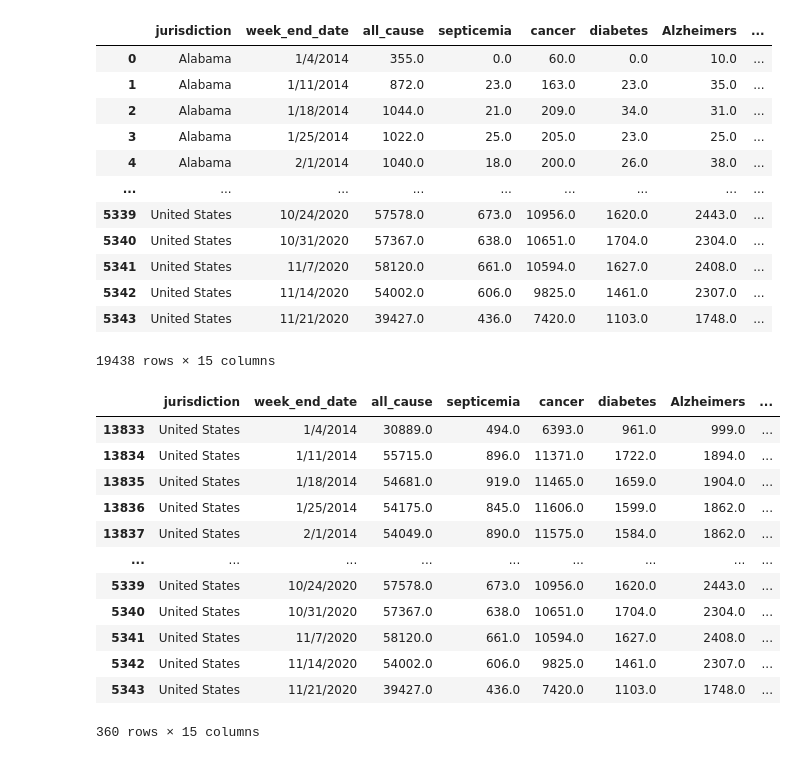
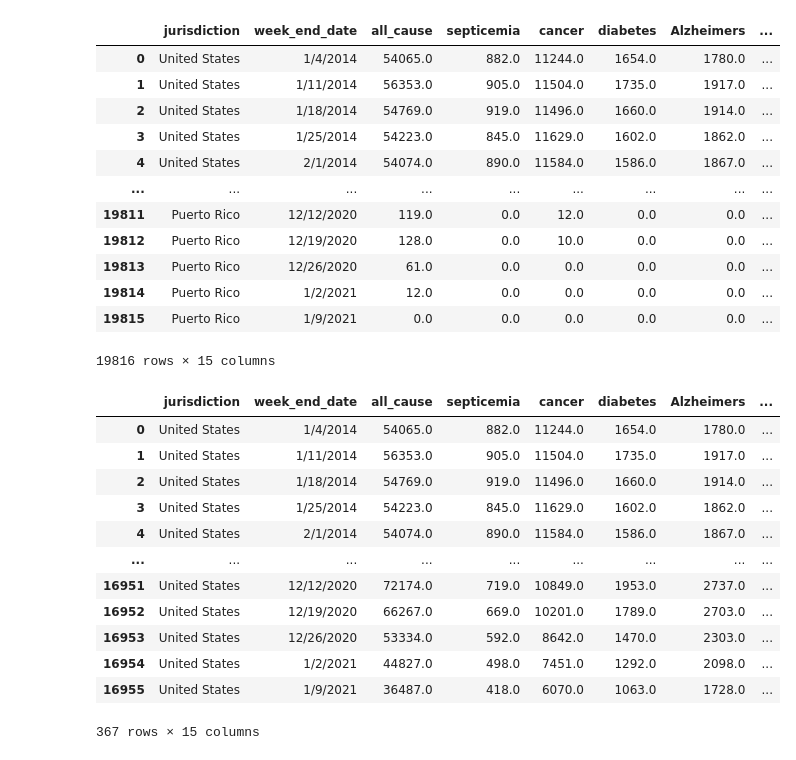
Before and after one commit to JamesRucker/Unexplained_deaths, a Jupyter notebook: Notebooks/Death_Data.ipynb, the cells around one changed output. Drawn from its saved outputs; the diff is of its cells as text; code cells hidden in the pictures.

Commit message:
data and program updated to match data source's new format

```diff
--- a/Notebooks/Death_Data.ipynb
+++ b/Notebooks/Death_Data.ipynb
@@ -2,31 +2,32 @@
 # Import dependencies
 import pandas as pd
 # %%
-# Grab relevant death data dataframes and append them, then fill all missing values with 0
-death_2014_2018_df = pd.read_csv("../Data/Weekly_Counts_of_Deaths_by_State_and_Select_Causes__2014-2018_studydata.csv")
-death_2019_2020_df = pd.read_csv("../Data/Weekly_Counts_of_Deaths_by_State_and_Select_Causes__2019-2020_studydata.csv")
-death_2014_2020_df = death_2014_2018_df.append(death_2019_2020_df)
-death_2014_2020_df.fillna(0, inplace = True)
+# Grab relevant death data dataframes and append them, fill all missing values with 0, then reset index
+death_2014_2019_df = pd.read_csv("../Data/Weekly_Counts_of_Deaths_by_State_and_Select_Causes__2014-2019_2021-01-21.csv")
+death_2020_2021_df = pd.read_csv("../Data/Weekly_Counts_of_Deaths_by_State_and_Select_Causes__2020-2021_2021-01-21.csv")
+death_2014_2021_data = death_2014_2019_df.append(death_2020_2021_df)
+death_2014_2021_data.fillna(0, inplace = True)
+death_2014_2021_df = death_2014_2021_data.reset_index().drop("index", axis=1)
 
 # Normalization dataframe is imported
 norm_df = pd.read_csv("../Data/normalization_year.csv")
 norm_year = norm_df.columns
 
-death_2014_2020_df
+death_2014_2021_df
 # %% [output]
 |  | jurisdiction | week_end_date | all_cause | septicemia | cancer | diabetes | Alzheimers | ... |
-| 0 | Alabama | 1/4/2014 | 355.0 | 0.0 | 60.0 | 0.0 | 10.0 | ... |
-| 1 | Alabama | 1/11/2014 | 872.0 | 23.0 | 163.0 | 23.0 | 35.0 | ... |
-| 2 | Alabama | 1/18/2014 | 1044.0 | 21.0 | 209.0 | 34.0 | 31.0 | ... |
-| 3 | Alabama | 1/25/2014 | 1022.0 | 25.0 | 205.0 | 23.0 | 25.0 | ... |
-| 4 | Alabama | 2/1/2014 | 1040.0 | 18.0 | 200.0 | 26.0 | 38.0 | ... |
+| 0 | United States | 1/4/2014 | 54065.0 | 882.0 | 11244.0 | 1654.0 | 1780.0 | ... |
+| 1 | United States | 1/11/2014 | 56353.0 | 905.0 | 11504.0 | 1735.0 | 1917.0 | ... |
+| 2 | United States | 1/18/2014 | 54769.0 | 919.0 | 11496.0 | 1660.0 | 1914.0 | ... |
+| 3 | United States | 1/25/2014 | 54223.0 | 845.0 | 11629.0 | 1602.0 | 1862.0 | ... |
+| 4 | United States | 2/1/2014 | 54074.0 | 890.0 | 11584.0 | 1586.0 | 1867.0 | ... |
 | ... | ... | ... | ... | ... | ... | ... | ... | ... |
-| 5339 | United States | 10/24/2020 | 57578.0 | 673.0 | 10956.0 | 1620.0 | 2443.0 | ... |
-| 5340 | United States | 10/31/2020 | 57367.0 | 638.0 | 10651.0 | 1704.0 | 2304.0 | ... |
-| 5341 | United States | 11/7/2020 | 58120.0 | 661.0 | 10594.0 | 1627.0 | 2408.0 | ... |
-| 5342 | United States | 11/14/2020 | 54002.0 | 606.0 | 9825.0 | 1461.0 | 2307.0 | ... |
-| 5343 | United States | 11/21/2020 | 39427.0 | 436.0 | 7420.0 | 1103.0 | 1748.0 | ... |
+| 19811 | Puerto Rico | 12/12/2020 | 119.0 | 0.0 | 12.0 | 0.0 | 0.0 | ... |
+| 19812 | Puerto Rico | 12/19/2020 | 128.0 | 0.0 | 10.0 | 0.0 | 0.0 | ... |
+| 19813 | Puerto Rico | 12/26/2020 | 61.0 | 0.0 | 0.0 | 0.0 | 0.0 | ... |
+| 19814 | Puerto Rico | 1/2/2021 | 12.0 | 0.0 | 0.0 | 0.0 | 0.0 | ... |
+| 19815 | Puerto Rico | 1/9/2021 | 0.0 | 0.0 | 0.0 | 0.0 | 0.0 | ... |
-19438 rows × 15 columns
+19816 rows × 15 columns
 # %%
 # Jurisdictions with bad data that need to be isolated and dropped plus the dataframe containing aggregated data are extracted
 
@@ -35,25 +36,25 @@ juri_to_drop = ["North Carolina", "District of Columbia", "Puerto Rico", "Connec
 
 
 # For loop adds dataframes of interest to an array where each entry is the dataframe to be examined
-state_drop_df = death_2014_2020_df.loc[death_2014_2020_df["jurisdiction"].isin(juri_to_drop) == True]
-united_df = death_2014_2020_df.loc[death_2014_2020_df["jurisdiction"]=="United States"]
+state_drop_df = death_2014_2021_df.loc[death_2014_2021_df["jurisdiction"].isin(juri_to_drop) == True]
+united_df = death_2014_2021_df.loc[death_2014_2021_df["jurisdiction"]=="United States"]
 
 
 united_df
 # %% [output]
 |  | jurisdiction | week_end_date | all_cause | septicemia | cancer | diabetes | Alzheimers | ... |
-| 13833 | United States | 1/4/2014 | 30889.0 | 494.0 | 6393.0 | 961.0 | 999.0 | ... |
-| 13834 | United States | 1/11/2014 | 55715.0 | 896.0 | 11371.0 | 1722.0 | 1894.0 | ... |
-| 13835 | United States | 1/18/2014 | 54681.0 | 919.0 | 11465.0 | 1659.0 | 1904.0 | ... |
-| 13836 | United States | 1/25/2014 | 54175.0 | 845.0 | 11606.0 | 1599.0 | 1862.0 | ... |
-| 13837 | United States | 2/1/2014 | 54049.0 | 890.0 | 11575.0 | 1584.0 | 1862.0 | ... |
+| 0 | United States | 1/4/2014 | 54065.0 | 882.0 | 11244.0 | 1654.0 | 1780.0 | ... |
+| 1 | United States | 1/11/2014 | 56353.0 | 905.0 | 11504.0 | 1735.0 | 1917.0 | ... |
+| 2 | United States | 1/18/2014 | 54769.0 | 919.0 | 11496.0 | 1660.0 | 1914.0 | ... |
+| 3 | United States | 1/25/2014 | 54223.0 | 845.0 | 11629.0 | 1602.0 | 1862.0 | ... |
+| 4 | United States | 2/1/2014 | 54074.0 | 890.0 | 11584.0 | 1586.0 | 1867.0 | ... |
 | ... | ... | ... | ... | ... | ... | ... | ... | ... |
-| 5339 | United States | 10/24/2020 | 57578.0 | 673.0 | 10956.0 | 1620.0 | 2443.0 | ... |
-| 5340 | United States | 10/31/2020 | 57367.0 | 638.0 | 10651.0 | 1704.0 | 2304.0 | ... |
-| 5341 | United States | 11/7/2020 | 58120.0 | 661.0 | 10594.0 | 1627.0 | 2408.0 | ... |
-| 5342 | United States | 11/14/2020 | 54002.0 | 606.0 | 9825.0 | 1461.0 | 2307.0 | ... |
-| 5343 | United States | 11/21/2020 | 39427.0 | 436.0 | 7420.0 | 1103.0 | 1748.0 | ... |
+| 16951 | United States | 12/12/2020 | 72174.0 | 719.0 | 10849.0 | 1953.0 | 2737.0 | ... |
+| 16952 | United States | 12/19/2020 | 66267.0 | 669.0 | 10201.0 | 1789.0 | 2703.0 | ... |
+| 16953 | United States | 12/26/2020 | 53334.0 | 592.0 | 8642.0 | 1470.0 | 2303.0 | ... |
+| 16954 | United States | 1/2/2021 | 44827.0 | 498.0 | 7451.0 | 1292.0 | 2098.0 | ... |
+| 16955 | United States | 1/9/2021 | 36487.0 | 418.0 | 6070.0 | 1063.0 | 1728.0 | ... |
-360 rows × 15 columns
+367 rows × 15 columns
 # %%
 # Dates to drop, being standardized, are formed into a list
 
```
Also changed, not shown: parts of 4 cells of this notebook, 8 other files.
